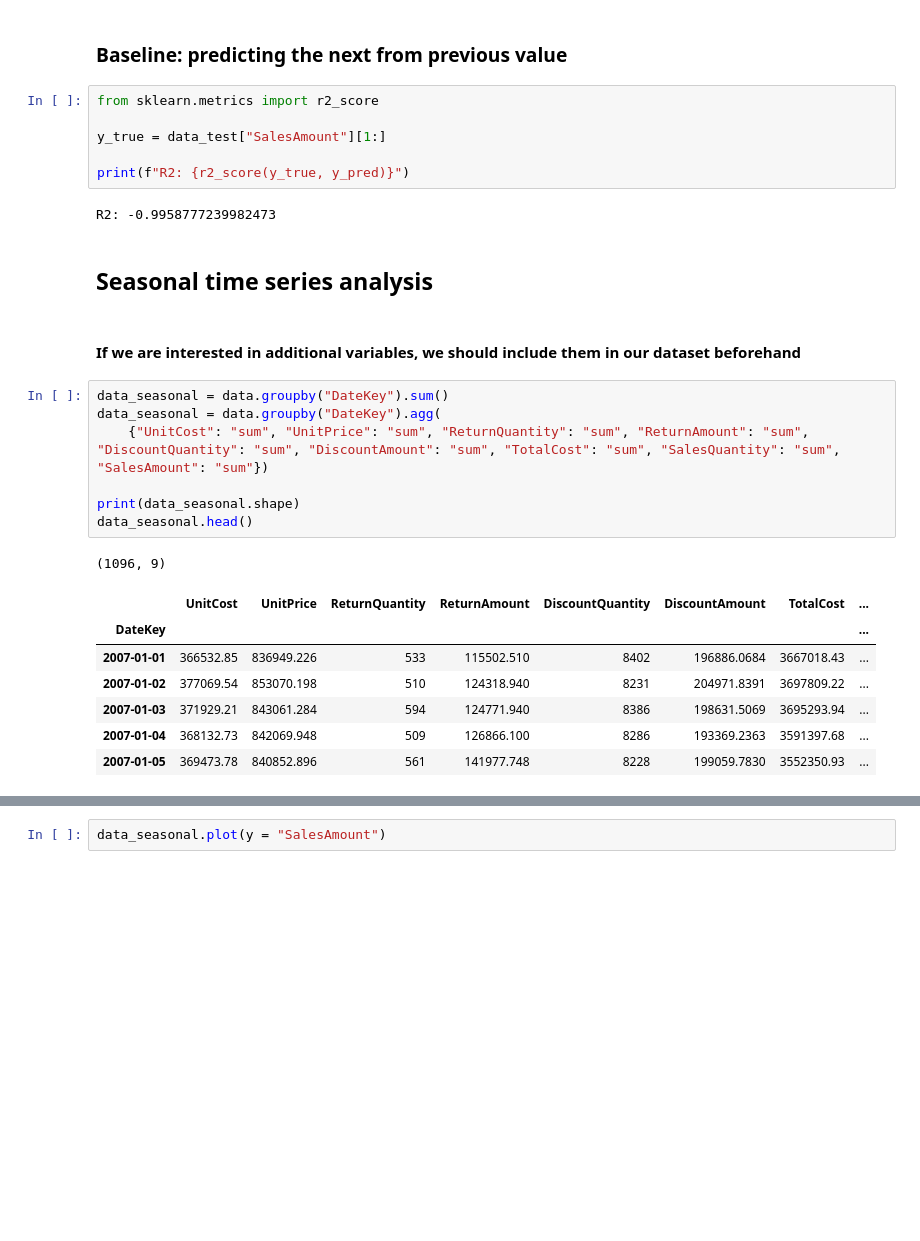
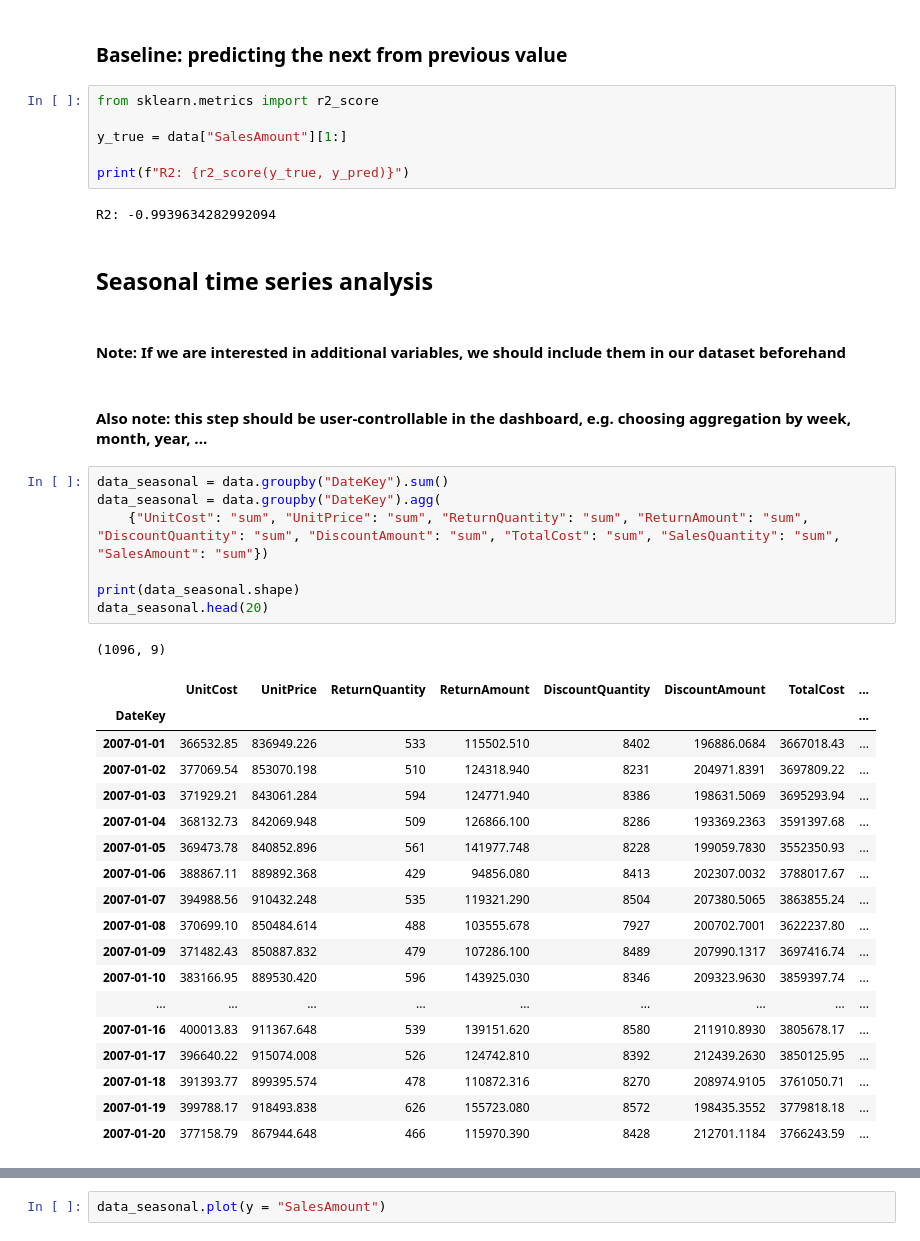
Before and after one commit to kai-pre/sales-ninja, a Jupyter notebook: notebooks/kai_timeseries-mvp.ipynb, the cells around one changed output, grey strips where cells are left out. Cells and saved outputs as stored; diff of their text form; blank space fills up the shorter version.

```diff
--- a/notebooks/kai_timeseries-mvp.ipynb
+++ b/notebooks/kai_timeseries-mvp.ipynb
@@ -152,28 +145,41 @@ Name: SalesAmount, Length: 1021826, dtype: float64
 # %%
 from sklearn.metrics import r2_score
 
-y_true = data_test["SalesAmount"][1:]
+y_true = data["SalesAmount"][1:]
 
 print(f"R2: {r2_score(y_true, y_pred)}")
 # %% [output]
-R2: -0.9958777239982473
+R2: -0.9939634282992094
 # %% [markdown]
 ## Seasonal time series analysis
 # %% [markdown]
-#### **If we are interested in additional variables, we should include them in our dataset beforehand**
+#### **Note: If we are interested in additional variables, we should include them in our dataset beforehand**
+# %% [markdown]
+#### **Also note: this step should be user-controllable in the dashboard, e.g. choosing aggregation by week, month, year, ...**
 # %%
 data_seasonal = data.groupby("DateKey").sum()
 data_seasonal = data.groupby("DateKey").agg(
     {"UnitCost": "sum", "UnitPrice": "sum", "ReturnQuantity": "sum", "ReturnAmount": "sum", "DiscountQuantity": "sum", "DiscountAmount": "sum", "TotalCost": "sum", "SalesQuantity": "sum", "SalesAmount": "sum"})
 
 print(data_seasonal.shape)
-data_seasonal.head()
+data_seasonal.head(20)
 # %% [output]
 (1096, 9)
 |  | UnitCost | UnitPrice | ReturnQuantity | ReturnAmount | DiscountQuantity | DiscountAmount | TotalCost | ... |
 | DateKey |  |  |  |  |  |  |  | ... |
 | 2007-01-01 | 366532.85 | 836949.226 | 533 | 115502.510 | 8402 | 196886.0684 | 3667018.43 | ... |
 | 2007-01-02 | 377069.54 | 853070.198 | 510 | 124318.940 | 8231 | 204971.8391 | 3697809.22 | ... |
 | 2007-01-03 | 371929.21 | 843061.284 | 594 | 124771.940 | 8386 | 198631.5069 | 3695293.94 | ... |
 | 2007-01-04 | 368132.73 | 842069.948 | 509 | 126866.100 | 8286 | 193369.2363 | 3591397.68 | ... |
 | 2007-01-05 | 369473.78 | 840852.896 | 561 | 141977.748 | 8228 | 199059.7830 | 3552350.93 | ... |
+| 2007-01-06 | 388867.11 | 889892.368 | 429 | 94856.080 | 8413 | 202307.0032 | 3788017.67 | ... |
+| 2007-01-07 | 394988.56 | 910432.248 | 535 | 119321.290 | 8504 | 207380.5065 | 3863855.24 | ... |
+| 2007-01-08 | 370699.10 | 850484.614 | 488 | 103555.678 | 7927 | 200702.7001 | 3622237.80 | ... |
+| 2007-01-09 | 371482.43 | 850887.832 | 479 | 107286.100 | 8489 | 207990.1317 | 3697416.74 | ... |
+| 2007-01-10 | 383166.95 | 889530.420 | 596 | 143925.030 | 8346 | 209323.9630 | 3859397.74 | ... |
+| ... | ... | ... | ... | ... | ... | ... | ... | ... |
+| 2007-01-16 | 400013.83 | 911367.648 | 539 | 139151.620 | 8580 | 211910.8930 | 3805678.17 | ... |
+| 2007-01-17 | 396640.22 | 915074.008 | 526 | 124742.810 | 8392 | 212439.2630 | 3850125.95 | ... |
+| 2007-01-18 | 391393.77 | 899395.574 | 478 | 110872.316 | 8270 | 208974.9105 | 3761050.71 | ... |
+| 2007-01-19 | 399788.17 | 918493.838 | 626 | 155723.080 | 8572 | 198435.3552 | 3779818.18 | ... |
+| 2007-01-20 | 377158.79 | 867944.648 | 466 | 115970.390 | 8428 | 212701.1184 | 3766243.59 | ... |
```
Also changed, not shown: parts of 44 cells of this notebook.
